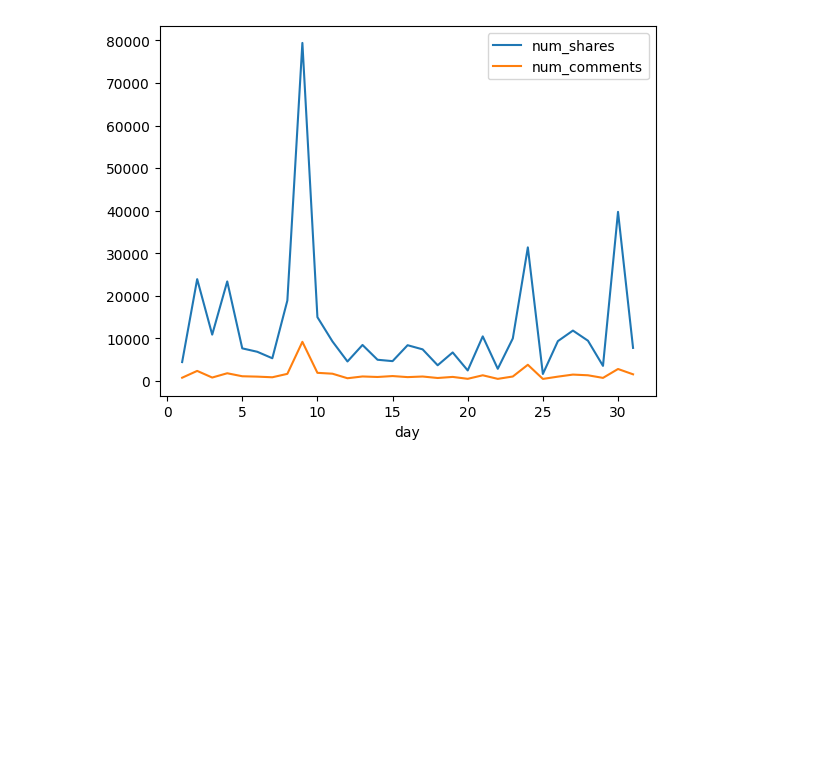
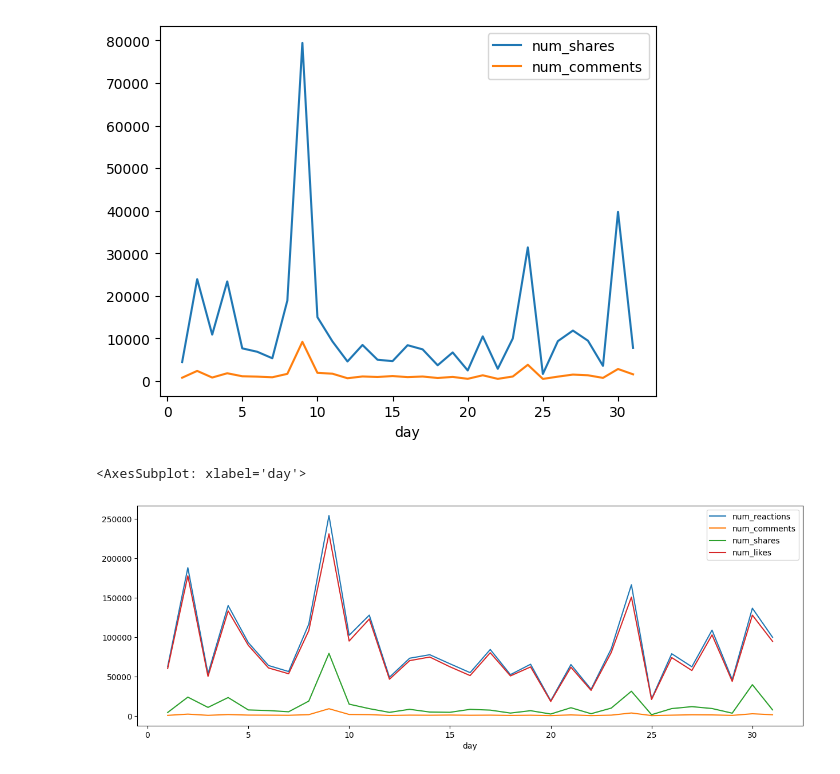
Before and after one commit to WojciechFlak/Udemy_PANDAS, a Jupyter notebook: Labs/S08-L001-.plot.ipynb, the cells around one changed output. Saved outputs shown, nothing was run; the diff lists cells and outputs as text; code cells hidden in the pictures; blank space fills up the shorter version.

```diff
--- a/Labs/S08-L001-.plot.ipynb
+++ b/Labs/S08-L001-.plot.ipynb
@@ -50,3 +50,8 @@ nasa_by_day[['num_shares','num_comments']].plot()
 # %% [output]
 <AxesSubplot: xlabel='day'>
 [figure]
+# %%
+nasa_by_day.plot(figsize=(15,5))
+# %% [output]
+<AxesSubplot: xlabel='day'>
+[figure, added]
```
Also changed, not shown: parts of 6 cells of this notebook, 20 other files.
